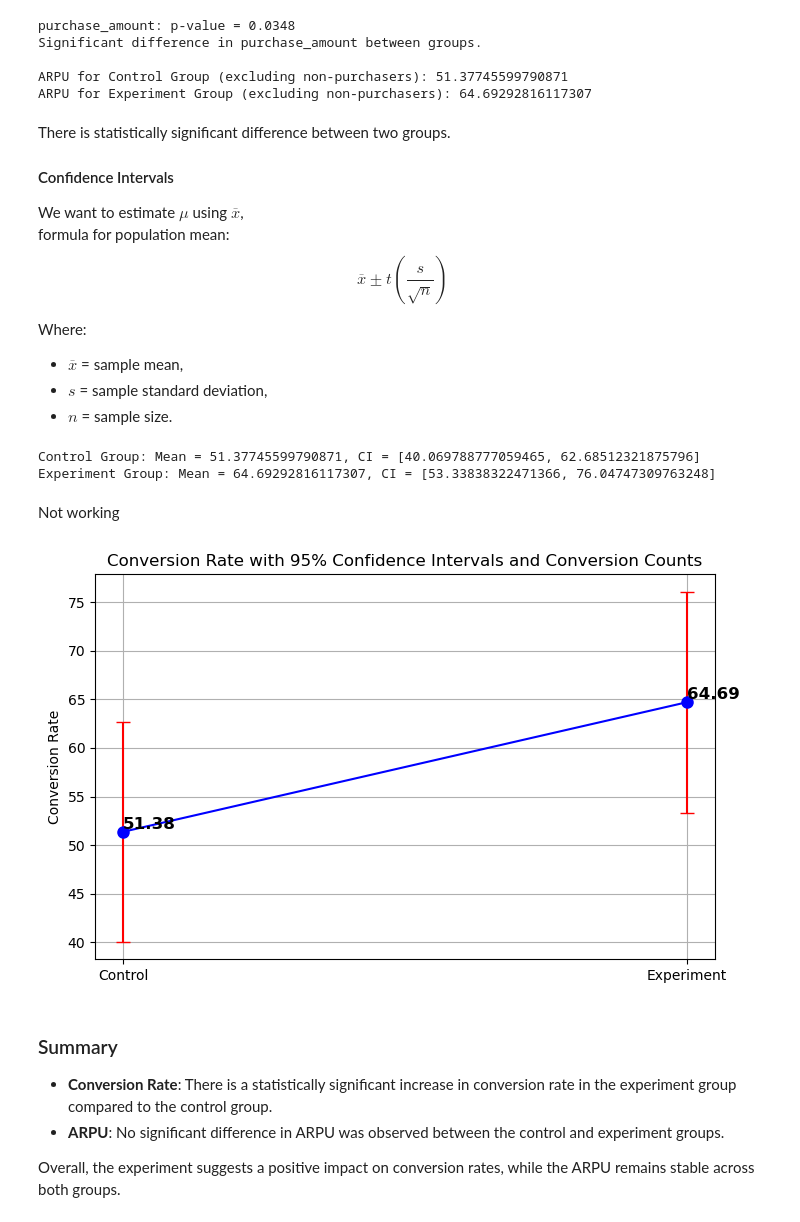
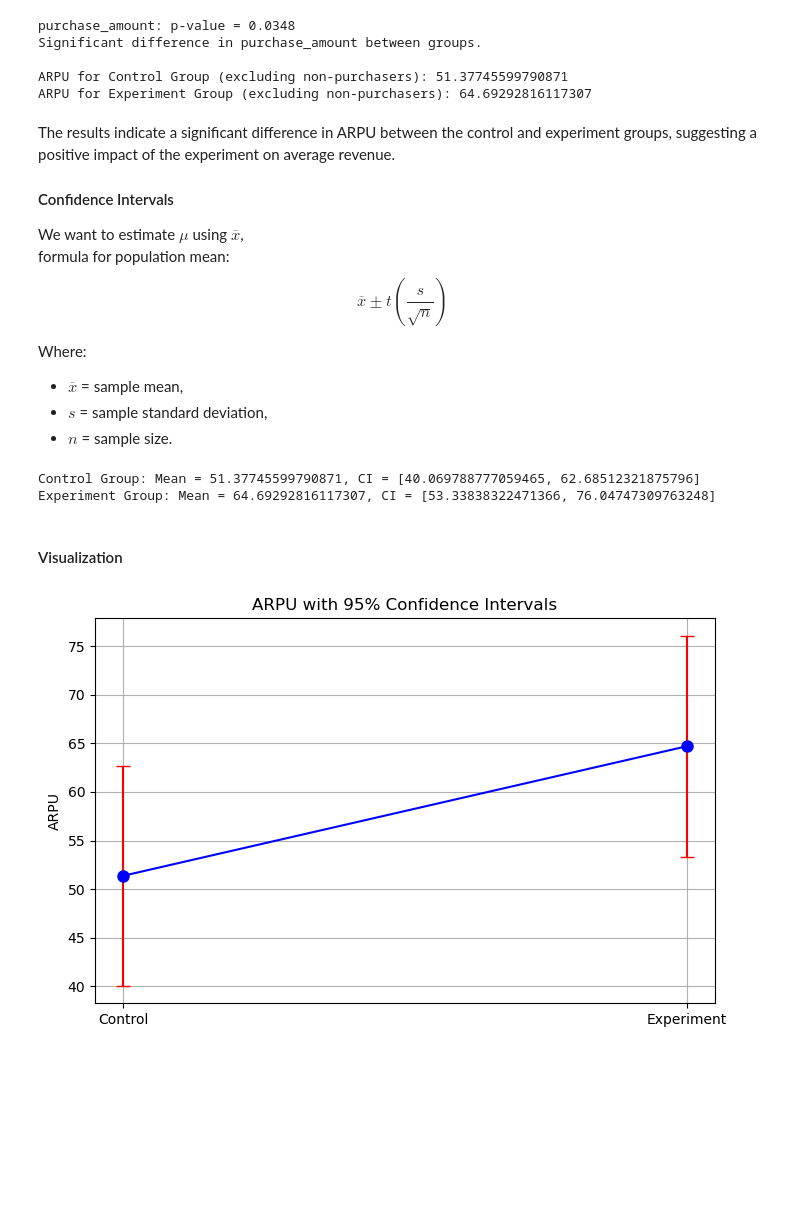
Before and after one commit to S0la1re/Product-Ranking-AB-Testing, a Jupyter notebook: main.ipynb, the cells around one changed output. Saved outputs shown, nothing was run; the diff lists cells and outputs as text; code cells hidden in the pictures; blank space fills up the shorter version.

Commit message:
add image

```diff
--- a/main.ipynb
+++ b/main.ipynb
@@ -533,7 +527,7 @@ Significant difference in purchase_amount between groups.
 ARPU for Control Group (excluding non-purchasers): 51.37745599790871
 ARPU for Experiment Group (excluding non-purchasers): 64.69292816117307
 # %% [markdown]
-There is statistically significant difference between two groups.
+The results indicate a significant difference in ARPU between the control and experiment groups, suggesting a positive impact of the experiment on average revenue.
 
 #### Confidence Intervals
 
@@ -582,33 +576,22 @@ print(f"Experiment Group: Mean = {mean_experiment}, CI = [{lower_bound_experimen
 # %% [output]
 Control Group: Mean = 51.37745599790871, CI = [40.069788777059465, 62.68512321875796]
 Experiment Group: Mean = 64.69292816117307, CI = [53.33838322471366, 76.04747309763248]
-# %% [markdown]
-Not working
+# %% [markdown]
+#### Visualization
 # %%
 # Data points
 categories = ['Control', 'Experiment']
 means = [mean_control, mean_experiment]
 errors = [margin_of_error_control1, margin_of_error_experiment1]
 
 # Plotting
 plt.figure(figsize=(8, 5))
 plt.errorbar(categories, means, yerr=errors, fmt='o', capsize=5, markersize=8, linestyle='-', color='b', ecolor='r')
 
-# Adding the exact number of conversions on top of the dots
-for i, (category, mean) in enumerate(zip(categories, means)):
-    plt.text(i, mean + 0.005, f'{mean:.2f}', ha='left', va='bottom', fontsize=12, fontweight='bold', color='black')
-
 # Title and labels
-plt.title('Conversion Rate with 95% Confidence Intervals and Conversion Counts')
-plt.ylabel('Conversion Rate')
+plt.title('ARPU with 95% Confidence Intervals')
+plt.ylabel('ARPU')
 plt.grid(True)
 plt.show()
 # %% [output]
-[figure, old version]
+[figure, new version]
-# %% [markdown]
-### Summary
-
-- **Conversion Rate**: There is a statistically significant increase in conversion rate in the experiment group compared to the control group.
-- **ARPU**: No significant difference in ARPU was observed between the control and experiment groups.
-
-Overall, the experiment suggests a positive impact on conversion rates, while the ARPU remains stable across both groups.
```
Also changed, not shown: parts of 8 cells of this notebook, 1 other file.
